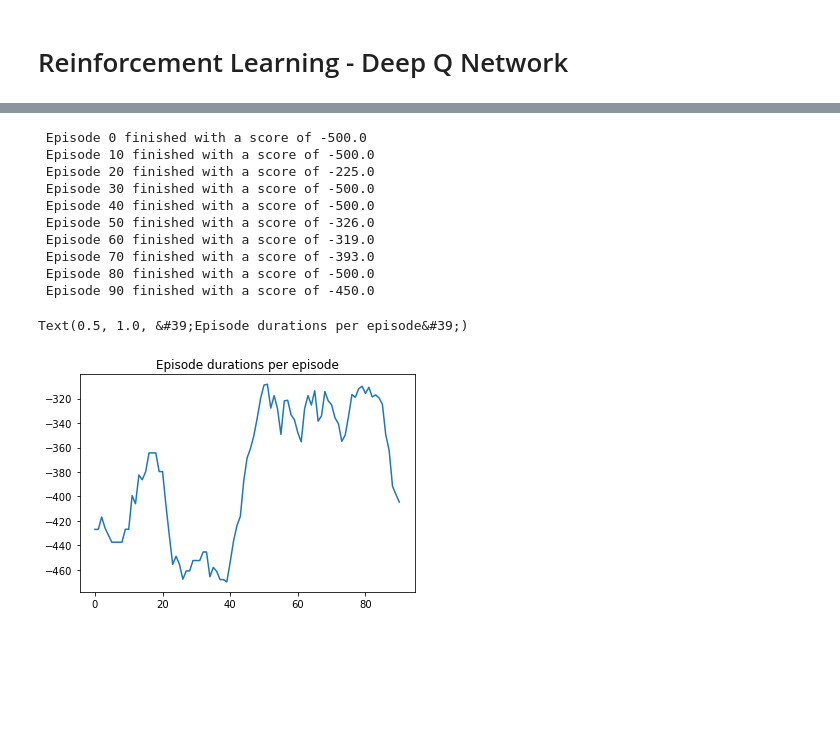
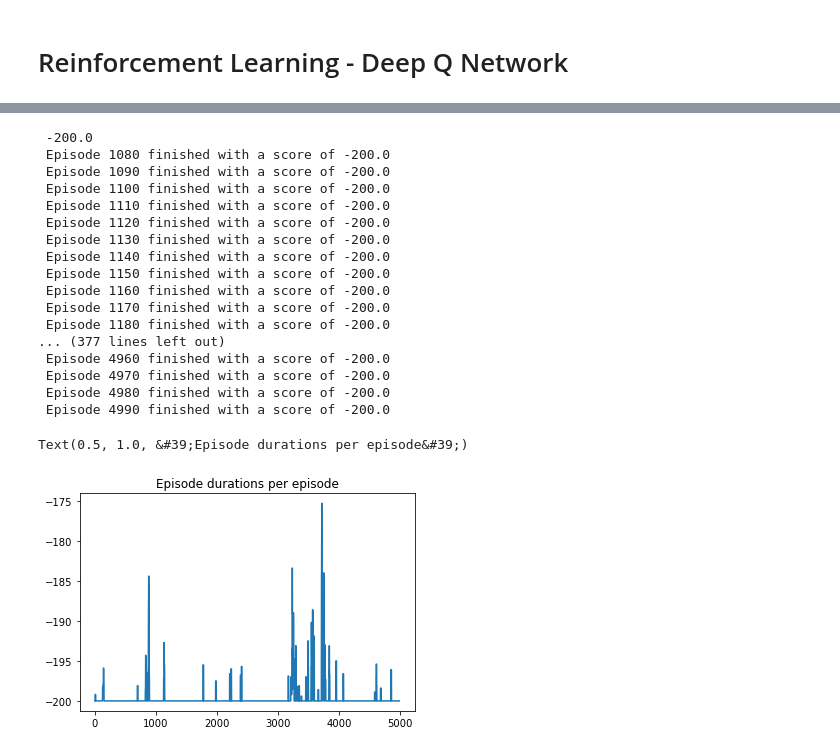
Before and after one commit to wlongxiang/RLAssignment, a Jupyter notebook: DQN_experiments.ipynb, the cells around one changed output, grey strips where cells are left out. Cells and saved outputs as stored; diff of their text form; code cells hidden in the pictures; blank space fills up the shorter version.

```diff
--- a/DQN_experiments.ipynb
+++ b/DQN_experiments.ipynb
@@ -29,7 +29,8 @@ class QNetwork(nn.Module):
         self.relu = nn.ReLU()
 
     def forward(self, x):
-        out = self.l2(self.relu(self.l1(x)))
+        out = self.relu(self.l1(x))
+        out = self.l2(out)
 
         return out
 # %%
@@ -222,34 +260,48 @@ WARN: gym.spaces.Box autodetected dtype as &lt;class &#39;numpy.float32&#39;&gt;
 # %%
 # Let's run it!
-num_episodes = 100
+num_episodes = 5000
 batch_size = 64
 discount_factor = 0.8
 learn_rate = 1e-3
 memory = ReplayMemory(10000)
 num_hidden = 128
 seed = 42  # This is not randomly chosen
 
 # We will seed the algorithm (before initializing QNetwork!) for reproducibility
 random.seed(seed)
 torch.manual_seed(seed)
 new_env.seed(seed)
 
-Q_net = QNetwork(num_hidden, observation_space=new_env.observation_space.low.shape[0], action_space=new_env.action_space.n)
+try:
+    # Continious obs space
+    Q_net = QNetwork(num_hidden, observation_space=new_env.observation_space.low.shape[0], action_space=new_env.action_space.n)
+except:
+    # Discrete obs space
+    Q_net = QNetwork(num_hidden, observation_space=new_env.observation_space.n, action_space=new_env.action_space.n)
+
+print(Q_net)
 policy = EpsilonGreedyPolicy(Q_net, 0.05)
 episode_durations = run_episodes(train, Q_net, policy, memory, new_env, num_episodes, batch_size, discount_factor, learn_rate, rendering_criterium=rendering_criterium)
 
 plt.plot(smooth(episode_durations, 10))
 plt.title('Episode durations per episode')
 # %% [output]
- Episode 0 finished with a score of -500.0
- Episode 10 finished with a score of -500.0
- Episode 20 finished with a score of -225.0
- Episode 30 finished with a score of -500.0
- Episode 40 finished with a score of -500.0
- Episode 50 finished with a score of -326.0
- Episode 60 finished with a score of -319.0
- Episode 70 finished with a score of -393.0
- Episode 80 finished with a score of -500.0
- Episode 90 finished with a score of -450.0
+ -200.0
+ Episode 1080 finished with a score of -200.0
+ Episode 1090 finished with a score of -200.0
+ Episode 1100 finished with a score of -200.0
+ Episode 1110 finished with a score of -200.0
+ Episode 1120 finished with a score of -200.0
+ Episode 1130 finished with a score of -200.0
+ Episode 1140 finished with a score of -200.0
+ Episode 1150 finished with a score of -200.0
+ Episode 1160 finished with a score of -200.0
+ Episode 1170 finished with a score of -200.0
+ Episode 1180 finished with a score of -200.0
+... (377 lines left out)
+ Episode 4960 finished with a score of -200.0
+ Episode 4970 finished with a score of -200.0
+ Episode 4980 finished with a score of -200.0
+ Episode 4990 finished with a score of -200.0
 Text(0.5, 1.0, &#39;Episode durations per episode&#39;)
-[figure, old version]
+[figure, new version]
```
Also changed, not shown: parts of 3 cells of this notebook.
